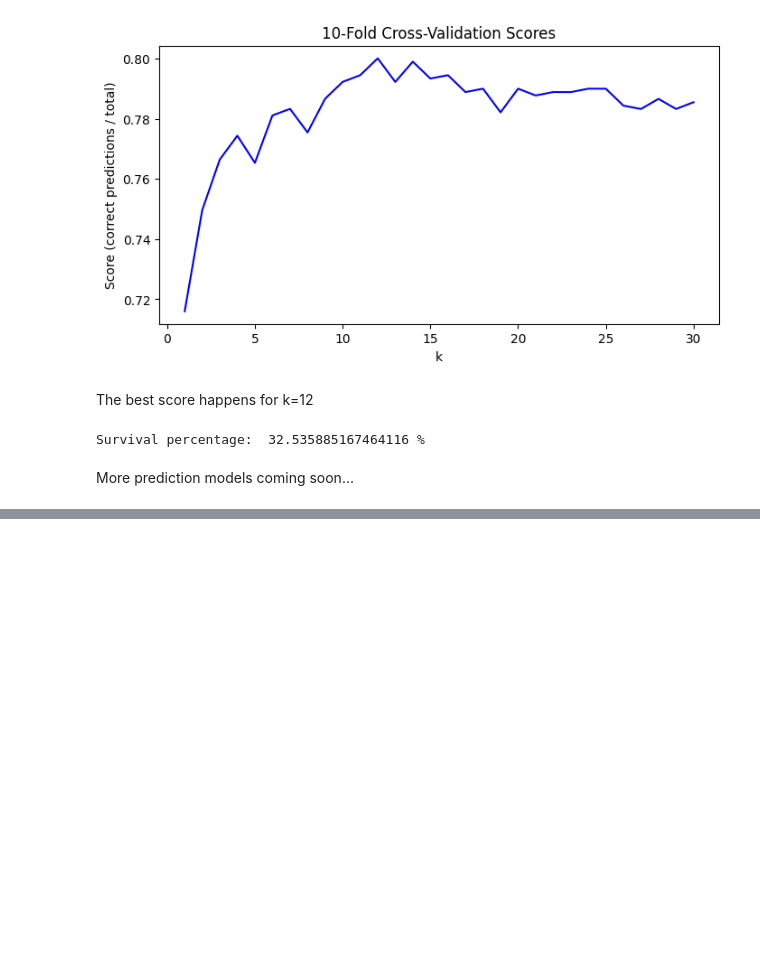
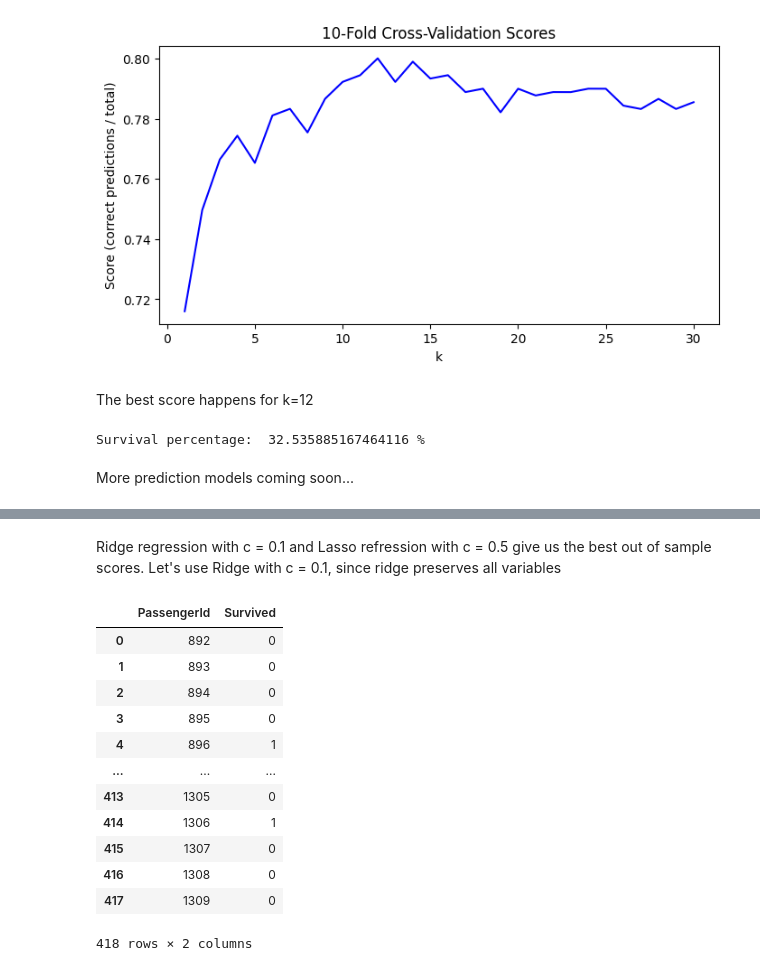
Before and after one commit to FelipeBuzato/Titanic---ML-from-Disaster, a Jupyter notebook: notebooks/Titanic.ipynb, the cells around one changed output, grey strips where cells are left out. Cells and saved outputs as stored; diff of their text form; code cells hidden in the pictures; blank space fills up the shorter version.

```diff
--- a/notebooks/Titanic.ipynb
+++ b/notebooks/Titanic.ipynb
@@ -134,0 +199,22 @@ More prediction models coming soon...
+# %% [markdown]
+Ridge regression with c = 0.1 and Lasso refression with c = 0.5 give us the best out of sample scores. Let's use Ridge with c = 0.1, since ridge preserves all variables
+# %%
+log_reg = LogisticRegression(train)
+log_reg.process_test_data(test)
+test_y = log_reg.predict(params=(0, 0.1))
+test_y['Survived'] = test_y['Survived'].astype(int)
+test_y
+# %% [output]
+|  | PassengerId | Survived |
+| 0 | 892 | 0 |
+| 1 | 893 | 0 |
+| 2 | 894 | 0 |
+| 3 | 895 | 0 |
+| 4 | 896 | 1 |
+| ... | ... | ... |
+| 413 | 1305 | 0 |
+| 414 | 1306 | 1 |
+| 415 | 1307 | 0 |
+| 416 | 1308 | 0 |
+| 417 | 1309 | 0 |
+418 rows × 2 columns
```
Also changed, not shown: parts of 11 cells of this notebook, 3 other files.
